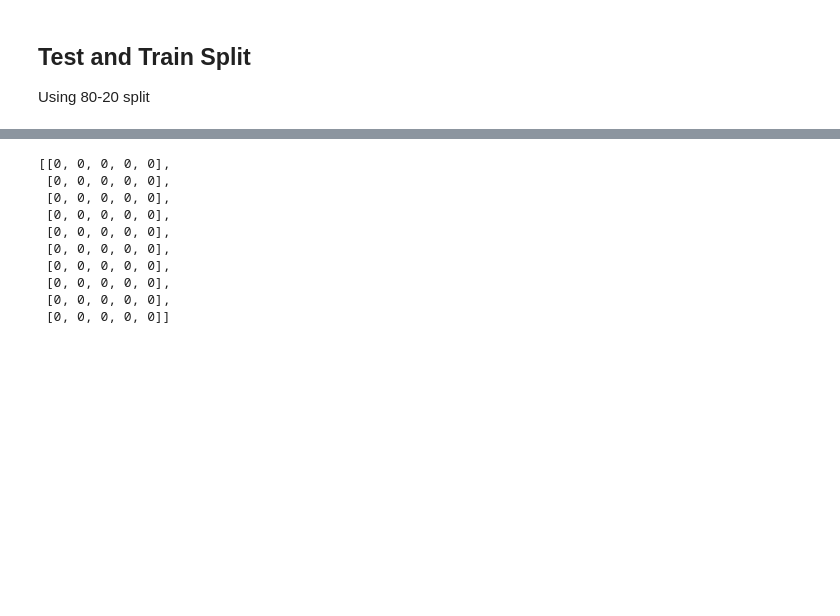
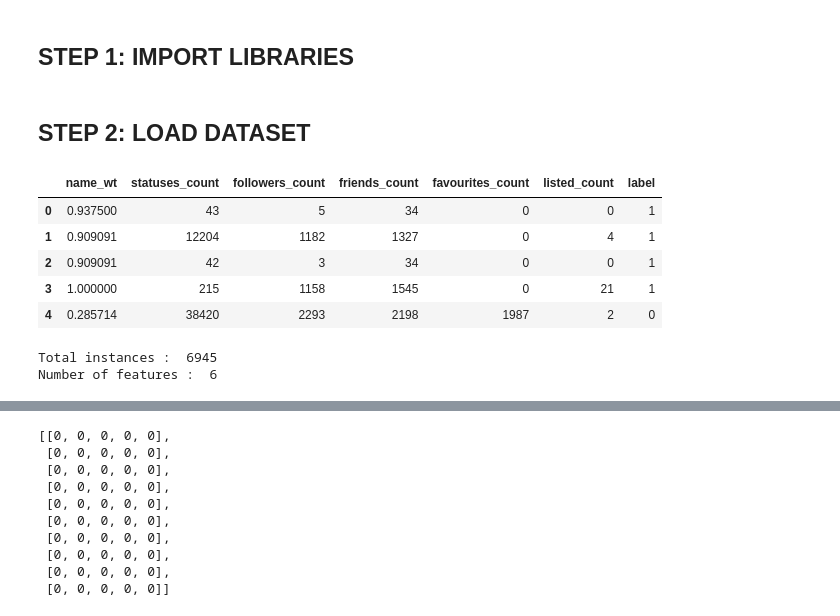
Before and after one commit to meghasundriyal/Fake-Profile-Identification-OSN, a Jupyter notebook: k_nearest_neighbors.ipynb, the cells around one changed output, grey strips where cells are left out. Saved outputs shown, nothing was run; the diff lists cells and outputs as text; code cells hidden in the pictures; blank space fills up the shorter version.

```diff
--- a/k_nearest_neighbors.ipynb
+++ b/k_nearest_neighbors.ipynb
@@ -1,3 +11,5 @@
+# %% [markdown]
+## STEP 1: IMPORT LIBRARIES
 # %%
 import pandas as pd
 import numpy as np
@@ -8,6 +21,15 @@ from sklearn.metrics import confusion_matrix, accuracy_score
+# %% [markdown]
+## STEP 2: LOAD DATASET
 # %%
-dataset = pd.read_csv('data/twitter_dataset.csv', encoding = 'latin-1')
-# dataset.head()           #show first 5 rows
+dataset = pd.read_csv('data/twitter_dataset.csv', encoding = 'latin-1')   #load dataset from csv
+dataset.head()           #show first 5 rows
+# %% [output]
+|  | name_wt | statuses_count | followers_count | friends_count | favourites_count | listed_count | label |
+| 0 | 0.937500 | 43 | 5 | 34 | 0 | 0 | 1 |
+| 1 | 0.909091 | 12204 | 1182 | 1327 | 0 | 4 | 1 |
+| 2 | 0.909091 | 42 | 3 | 34 | 0 | 0 | 1 |
+| 3 | 1.000000 | 215 | 1158 | 1545 | 0 | 21 | 1 |
+| 4 | 0.285714 | 38420 | 2293 | 2198 | 1987 | 2 | 0 |
 # %%
 #Combinig attributes into single list of tuples and using those features create a 2D matrix
 
@@ -19,13 +41,12 @@ for attributes in dataset.columns:
 data = dataset.as_matrix(columns = features)
 # data = dataset.values
 # %%
-# print("Total instances : ", data.shape[0], "\nNumber of features : ", data.shape[1])
+print("Total instances : ", data.shape[0], "\nNumber of features : ", data.shape[1])
+# %% [output]
+Total instances :  6945
+Number of features :  6
 # %%
 #convert label column into 1D arrray
 
 label = np.array(dataset['label'])
 # label
-# %% [markdown]
-## Test and Train Split
-
-Using 80-20 split
```
Also changed, not shown: parts of 20 cells of this notebook, 15 other files.
